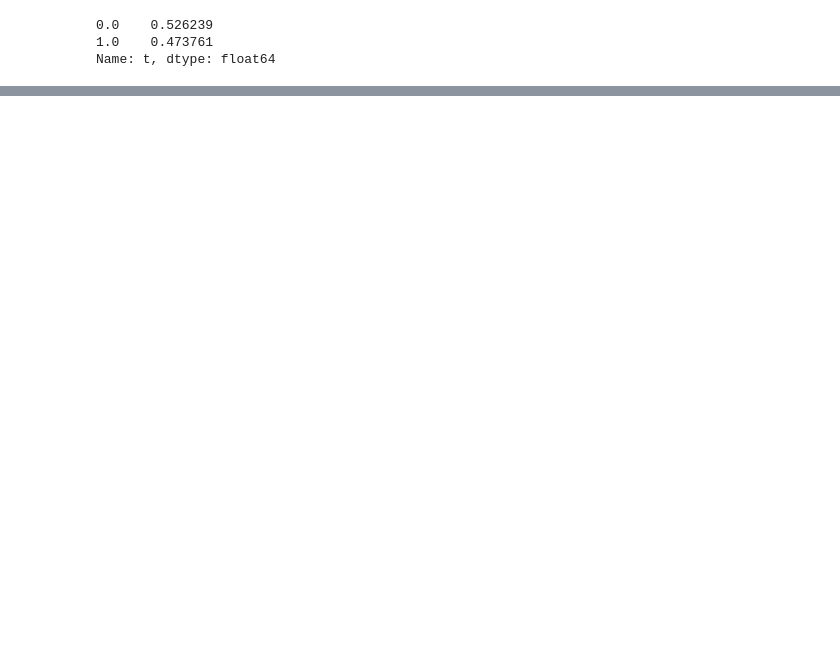
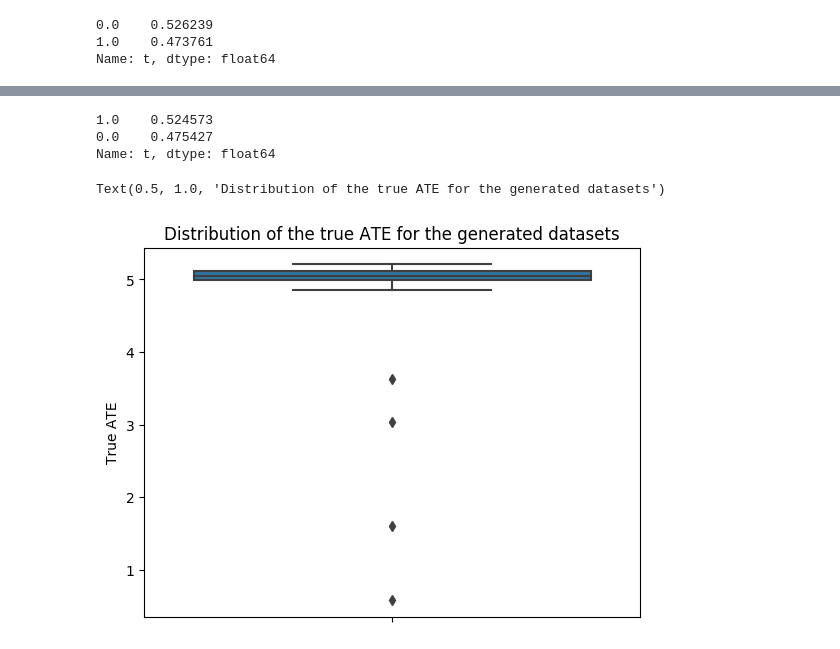
Before and after one commit to PrachetaBA/realcause, a Jupyter notebook: notebooks/pilot_experiments.ipynb, the cells around one changed output, grey strips where cells are left out. Saved outputs shown, nothing was run; the diff lists cells and outputs as text; code cells hidden in the pictures; blank space fills up the shorter version.

```diff
--- a/notebooks/pilot_experiments.ipynb
+++ b/notebooks/pilot_experiments.ipynb
@@ -173,0 +293,17 @@ Name: t, dtype: float64
+# %%
+GEN_DATASETS_DF = 'nfl_datasets/osapo_acic_4_weight_2.5_intercept_-4/'
+# Read in each of the generated datasets, compute the true ATE, naive ATE, and the distribution of ITEs and store them in a dataframe.
+gen_df_characteristics = pd.DataFrame(columns=['true_ate', 'naive_ate', 'ite_distribution'])
+for df_num in range(50):
+    # Read in the generated dataset
+    gen_df = pd.read_csv(GEN_DATASETS_DF + 'dataset_' + str(df_num) + '.csv', index_col=0)
+    # Create the outcome column
+    gen_df['outcome'] = gen_df['t']*gen_df['y1'] + (1-gen_df['t'])*gen_df['y0']
+    # Compute the true ATE
+    true_ate = (gen_df['y1'] - gen_df['y0']).mean()
+    # Compute the naive ATE
+    naive_ate = gen_df.loc[gen_df['t']==1,'outcome'].mean() - gen_df.loc[gen_df['t']==0,'outcome'].mean()
+    # Get the ITE as a column
+    ites = np.array(gen_df['y1'] - gen_df['y0'])
+    # Add them to the gen_df_characteristics dataframe
+    gen_df_characteristics.loc[df_num] = [true_ate, naive_ate, ites]
@@ -173,0 +319,17 @@ Name: t, dtype: float64
+# %%
+# Find the proportion of treated samples in each of the generated datasets
+for df_num in range(1):
+    gen_df = pd.read_csv(GEN_DATASETS_DF + 'dataset_' + str(df_num) + '.csv', index_col=0)
+    print(gen_df['t'].value_counts(normalize=True))
+# %% [output]
+1.0    0.524573
+0.0    0.475427
+Name: t, dtype: float64
+# %%
+# Plot the distribution of the true ATEs
+sns.boxplot(y='true_ate', data=gen_df_characteristics)
+plt.ylabel('True ATE')
+plt.title('Distribution of the true ATE for the generated datasets')
+# %% [output]
+Text(0.5, 1.0, 'Distribution of the true ATE for the generated datasets')
+[figure, added]
```
Also changed, not shown: parts of 25 cells of this notebook, 4 other files.
